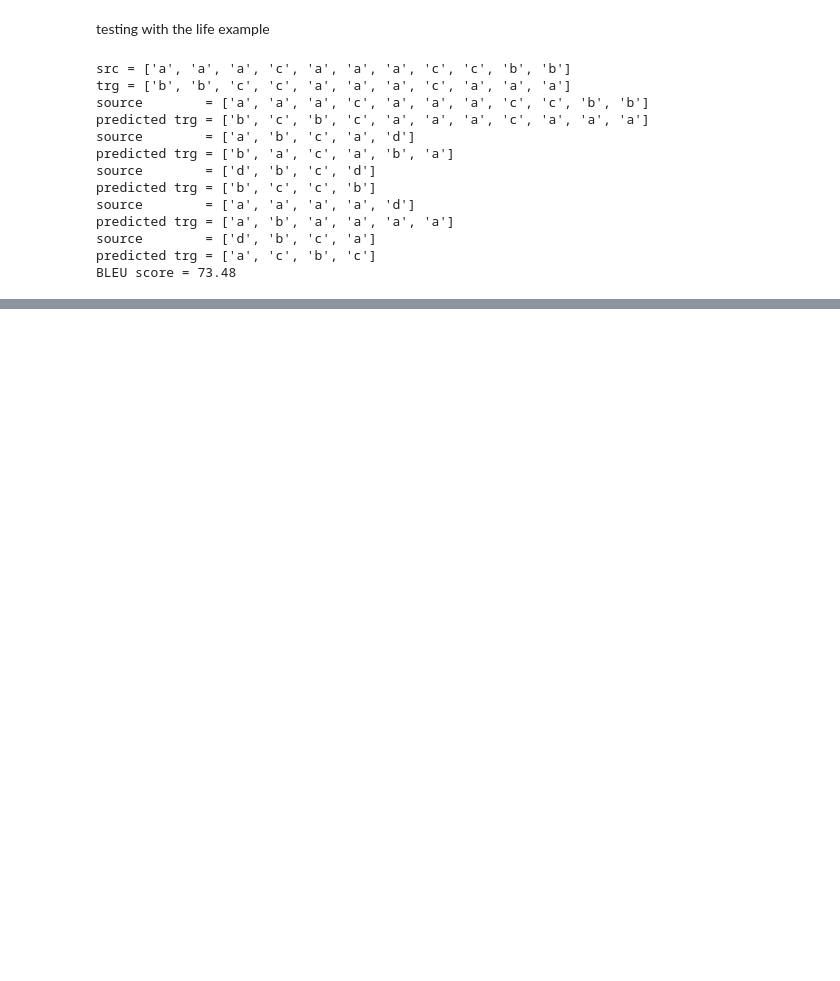
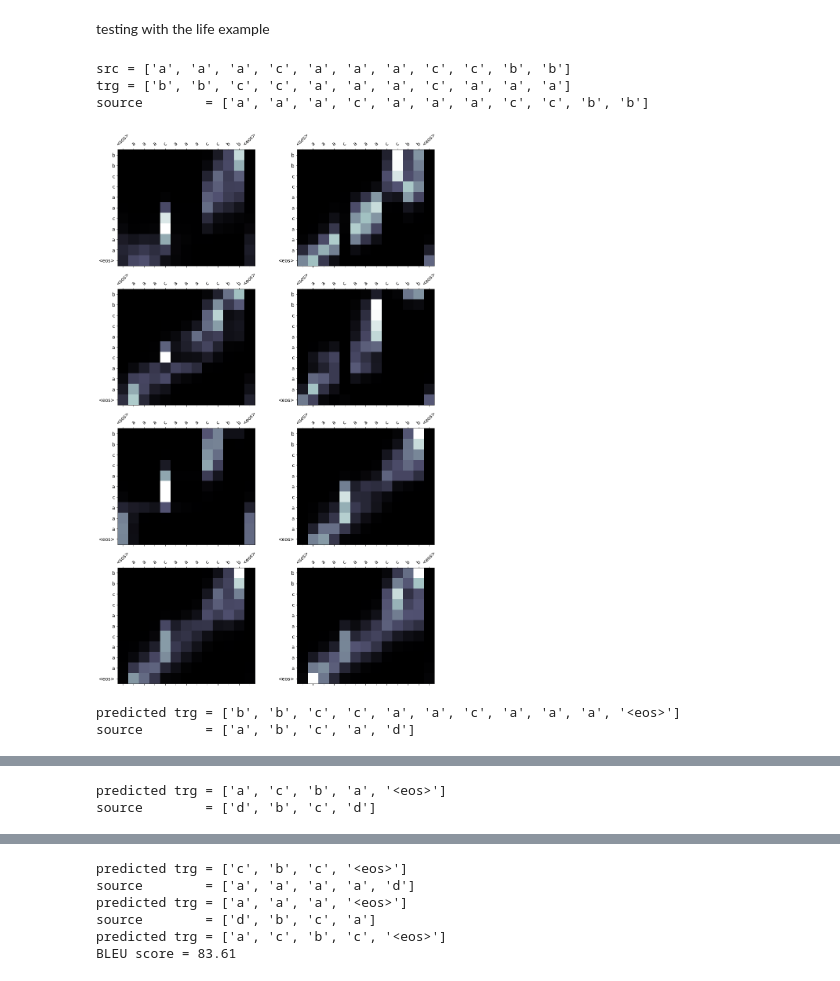
Before and after one commit to vasiliyeskin/bentrevett-pytorch-seq2seq_ru, a Jupyter notebook: 6 - Attention is All You Need.ipynb, the cells around one changed output, grey strips where cells are left out. Saved outputs shown, nothing was run; the diff lists cells and outputs as text; code cells hidden in the pictures; blank space fills up the shorter version.

```diff
--- a/6 - Attention is All You Need.ipynb
+++ b/6 - Attention is All You Need.ipynb
@@ -1193,7 +1190,7 @@ train_iterator, valid_iterator, test_iterator = BucketIterator.splits(
 
 INPUT_DIM = len(SRC.vocab)
 OUTPUT_DIM = len(TRG.vocab)
-HID_DIM = 32
+HID_DIM = 64
 ENC_LAYERS = 3
 DEC_LAYERS = 3
 ENC_HEADS = 8
@@ -1235,7 +1232,7 @@ model.apply(initialize_weights);
 print(f'The model has {count_parameters(model):,} trainable parameters')
 
 optimizer = optim.Adam(model.parameters(), lr = LEARNING_RATE)
-criterion = nn.CrossEntropyLoss(ignore_index = TRG_PAD_IDX)
+criterion = nn.CrossEntropyLoss(ignore_index=TRG_PAD_IDX)
 
 N_EPOCHS = 10
 CLIP = 1
@@ -1290,11 +1287,15 @@ Epoch: 10 | Time: 0m 9s
 # %% [markdown]
 testing with the life example
 # %%
-def translate_sentence(sentence, src_field, trg_field, model, device, max_len = 50):
+def translate_sentence(sentence, src_field, trg_field, model, device, max_len = 20):
 
     model.eval()
 
-    tokens = [token.lower() for token in sentence]
+    if isinstance(sentence, str):
+        nlp = spacy.load('de_core_news_sm')
+        tokens = [token.text.lower() for token in nlp(sentence)]
+    else:
+        tokens = [token.lower() for token in sentence]
 
     tokens = [src_field.init_token] + tokens + [src_field.eos_token]
 
@@ -1320,10 +1321,10 @@ def translate_sentence(sentence, src_field, trg_field, model, device, max_len =
 
         pred_token = output.argmax(2)[:,-1].item()
 
+        trg_indexes.append(pred_token)
+
         if pred_token == trg_field.vocab.stoi[trg_field.eos_token]:
             break
-
-        trg_indexes.append(pred_token)
 
     trg_tokens = [trg_field.vocab.itos[i] for i in trg_indexes]
 
@@ -1331,7 +1332,7 @@ def translate_sentence(sentence, src_field, trg_field, model, device, max_len =
 # %%
 from torchtext.data.metrics import bleu_score
 
-def calculate_bleu(data, src_field, trg_field, model, device, max_len = 50):
+def calculate_bleu(data, src_field, trg_field, model, device, max_len = 20):
 
     trgs = []
     pred_trgs = []
@@ -1361,43 +1362,39 @@ print(f'trg = {trg}')
 
 print(f'source        = {src}')
 translation, attention =  translate_sentence(src, SRC, TRG, model, device)
+display_attention(src, translation, attention)
 
 print(f'predicted trg = {translation}')
 
 src = ['a', 'b', 'c', 'a', 'd']
 print(f'source        = {src}')
 translation, attention =  translate_sentence(src, SRC, TRG, model, device)
+display_attention(src, translation, attention)
 print(f'predicted trg = {translation}')
 
 src = 'd b c d'.split(' ')
 print(f'source        = {src}')
 translation, attention =  translate_sentence(src, SRC, TRG, model, device)
+display_attention(src, translation, attention)
 print(f'predicted trg = {translation}')
 
 src = ['a', 'a', 'a', 'a', 'd']
 print(f'source        = {src}')
 translation, attention = translate_sentence(src, SRC, TRG, model, device)
 print(f'predicted trg = {translation}')
 
 src = ['d', 'b', 'c', 'a']
 print(f'source        = {src}')
 translation, attention = translate_sentence(src, SRC, TRG, model, device)
 print(f'predicted trg = {translation}')
 
 
 bleu_score = calculate_bleu(test_data, SRC, TRG, model, device)
 print(f'BLEU score = {bleu_score * 100:.2f}')
 # %% [output]
 src = ['a', 'a', 'a', 'c', 'a', 'a', 'a', 'c', 'c', 'b', 'b']
 trg = ['b', 'b', 'c', 'c', 'a', 'a', 'a', 'c', 'a', 'a', 'a']
 source        = ['a', 'a', 'a', 'c', 'a', 'a', 'a', 'c', 'c', 'b', 'b']
-predicted trg = ['b', 'c', 'b', 'c', 'a', 'a', 'a', 'c', 'a', 'a', 'a']
-source        = ['a', 'b', 'c', 'a', 'd']
-predicted trg = ['b', 'a', 'c', 'a', 'b', 'a']
-source        = ['d', 'b', 'c', 'd']
-predicted trg = ['b', 'c', 'c', 'b']
-source        = ['a', 'a', 'a', 'a', 'd']
-predicted trg = ['a', 'b', 'a', 'a', 'a', 'a']
-source        = ['d', 'b', 'c', 'a']
-predicted trg = ['a', 'c', 'b', 'c']
-BLEU score = 73.48
+[figure, added]
+predicted trg = ['b', 'b', 'c', 'c', 'a', 'a', 'c', 'a', 'a', 'a', '<eos>']
+source        = ['a', 'b', 'c', 'a', 'd']
@@ -1403,0 +1402,2 @@ BLEU score = 73.48
+predicted trg = ['a', 'c', 'b', 'a', '<eos>']
+source        = ['d', 'b', 'c', 'd']
@@ -1403,0 +1405,6 @@ BLEU score = 73.48
+predicted trg = ['c', 'b', 'c', '<eos>']
+source        = ['a', 'a', 'a', 'a', 'd']
+predicted trg = ['a', 'a', 'a', '<eos>']
+source        = ['d', 'b', 'c', 'a']
+predicted trg = ['a', 'c', 'b', 'c', '<eos>']
+BLEU score = 83.61
```
Also changed, not shown: parts of 4 cells of this notebook.
